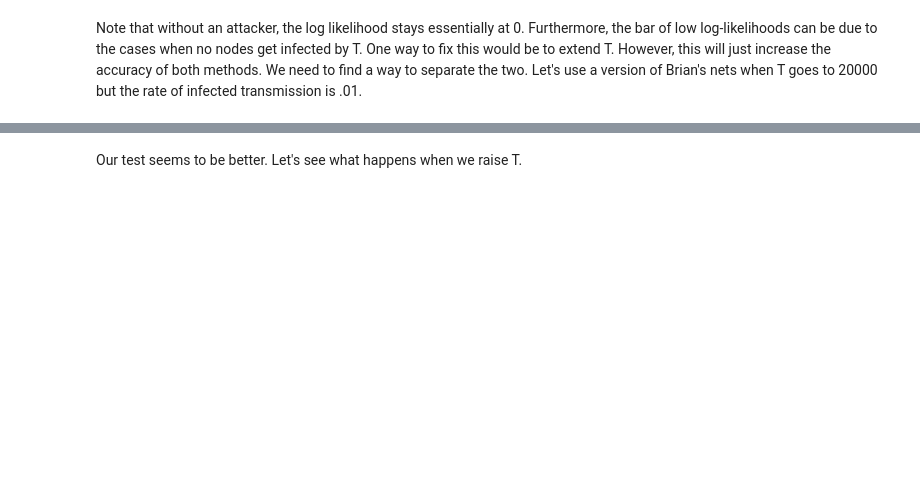
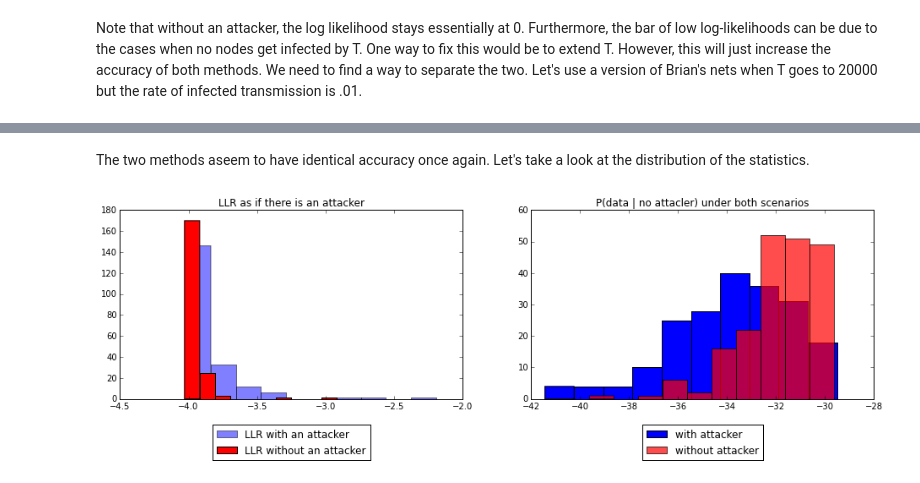
Before and after one commit to j-grana6/SFT-Nets, a Jupyter notebook: python/roc.ipynb, the cells around one changed output, grey strips where cells are left out. Saved outputs shown, nothing was run; the diff lists cells and outputs as text; code cells hidden in the pictures; blank space fills up the shorter version.

```diff
--- a/python/roc.ipynb
+++ b/python/roc.ipynb
@@ -278,2 +285,16 @@ plt.legend(loc=0)
-# %% [markdown]
-Our test seems to be better.  Let's see what happens when we raise T.
+# %% [markdown]
+The two methods aseem to have identical accuracy once again.  Let's take a look at the distribution of the statistics.
+# %%
+fig, (ax1, ax2) = plt.subplots(1,2)
+a1= ax1.hist(pos[:,0]-pos[:,1], label='LLR with an attacker', color='b', alpha=.5, bins=np.arange(-5,-2, .1))
+a2= ax1.hist(neg[:,0] -neg[:,1], label='LLR without an attacker', color='r', bins = np.arange(-5, -2, .1))
+ax1.set_title('LLR as if there is an attacker')
+#plt.legend()
+ax1.legend(loc = 'lower center', bbox_to_anchor = (.5, -.35))
+a3 = ax2.hist(pos[:,1], label = 'with attacker', color= 'b', bins = np.arange(-42, -28,.25))
+a4 = ax2.hist(neg[:,1], label = 'without attacker', alpha=.7, color='r', bins = np.arange(-42, -28, .25))
+ax2.set_title('P(data | no attacler) under both scenarios')
+ax2.legend(loc = 'lower center', bbox_to_anchor = (.5, -.35))
+fig.set_size_inches(16,4)
+# %% [output]
+[figure, added]
```
Also changed, not shown: parts of 40 cells of this notebook, 8 other files.
